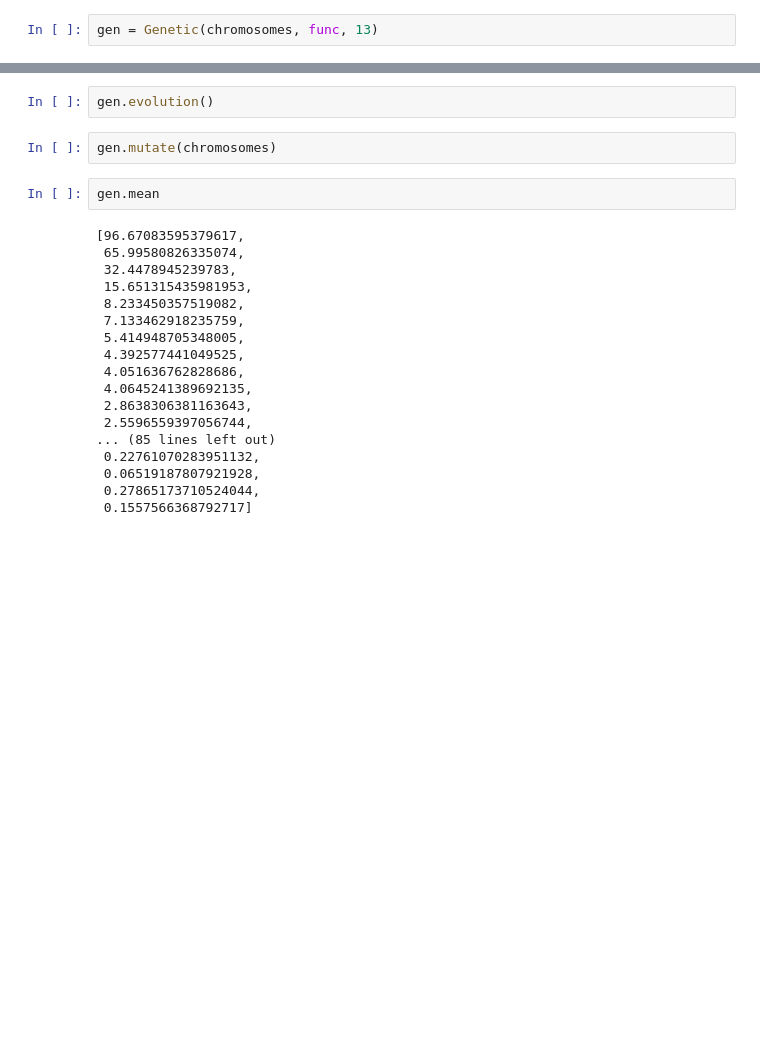
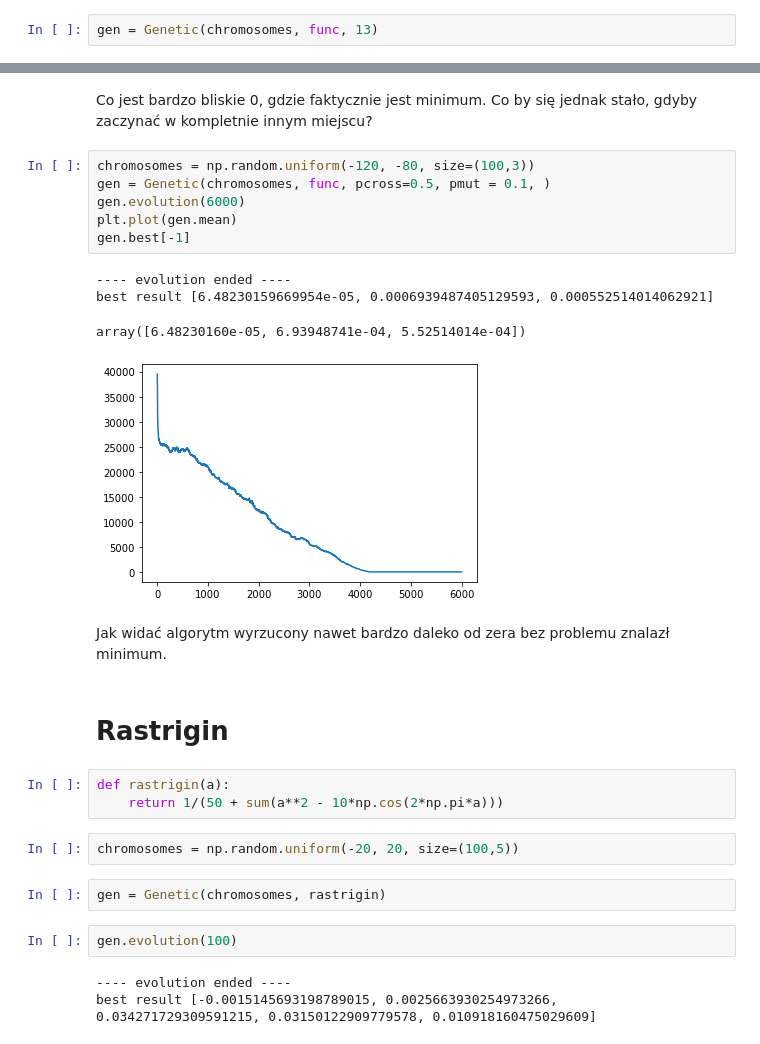
Before and after one commit to jakwisn/metody_inteligencji_obliczeniowej, a Jupyter notebook: zadania/Genetic.ipynb, the cells around one changed output, grey strips where cells are left out. Cells and saved outputs as stored; diff of their text form; blank space fills up the shorter version.

```diff
--- a/zadania/Genetic.ipynb
+++ b/zadania/Genetic.ipynb
@@ -81,24 +102,29 @@ gen = Genetic(chromosomes, func, 13)
+# %% [markdown]
+Co jest bardzo bliskie 0, gdzie faktycznie jest minimum. Co by się jednak stało, gdyby zaczynać w kompletnie innym miejscu?
+# %%
+chromosomes = np.random.uniform(-120, -80, size=(100,3))
+gen = Genetic(chromosomes, func, pcross=0.5, pmut = 0.1, )
+gen.evolution(6000)
+plt.plot(gen.mean)
+gen.best[-1]
+# %% [output]
+---- evolution ended ----
+best result [6.48230159669954e-05, 0.0006939487405129593, 0.000552514014062921]
+array([6.48230160e-05, 6.93948741e-04, 5.52514014e-04])
+[figure, added]
+# %% [markdown]
+Jak widać algorytm wyrzucony nawet bardzo daleko od zera bez problemu znalazł minimum.
+# %% [markdown]
+# Rastrigin
+# %%
+def rastrigin(a):
+    return 1/(50 + sum(a**2 - 10*np.cos(2*np.pi*a)))
+# %%
+chromosomes = np.random.uniform(-20, 20, size=(100,5))
+# %%
+gen = Genetic(chromosomes, rastrigin)
 # %%
-gen.evolution()
+gen.evolution(100)
+# %% [output]
+---- evolution ended ----
+best result [-0.0015145693198789015, 0.0025663930254973266, 0.034271729309591215, 0.03150122909779578, 0.010918160475029609]
-# %%
-gen.mutate(chromosomes)
-# %%
-gen.mean
-# %% [output]
-[96.67083595379617,
- 65.99580826335074,
- 32.4478945239783,
- 15.651315435981953,
- 8.233450357519082,
- 7.133462918235759,
- 5.414948705348005,
- 4.392577441049525,
- 4.051636762828686,
- 4.0645241389692135,
- 2.8638306381163643,
- 2.5596559397056744,
-... (85 lines left out)
- 0.22761070283951132,
- 0.06519187807921928,
- 0.27865173710524044,
- 0.1557566368792717]
```
Also changed, not shown: parts of 16 cells of this notebook.
